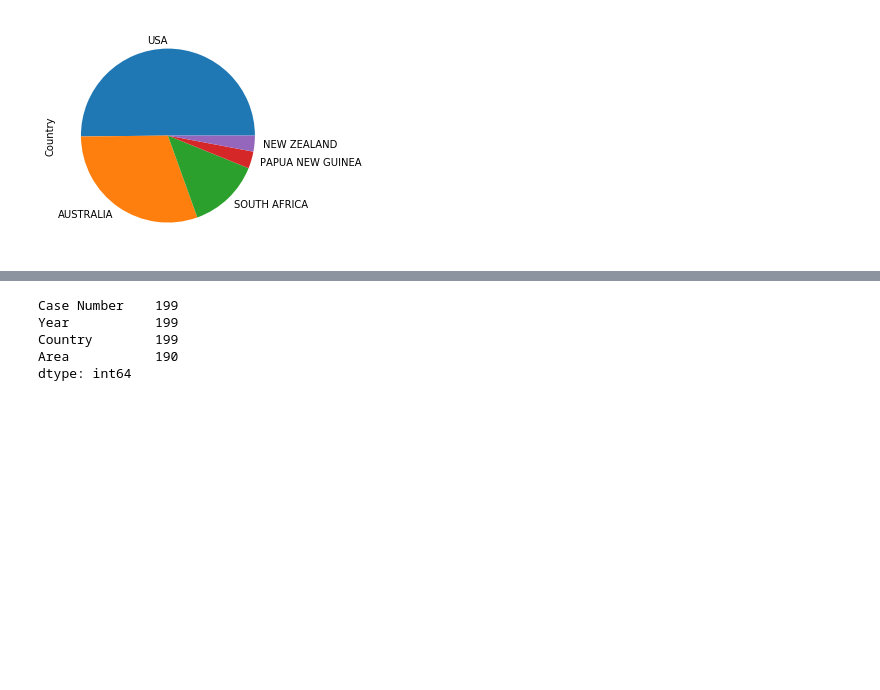
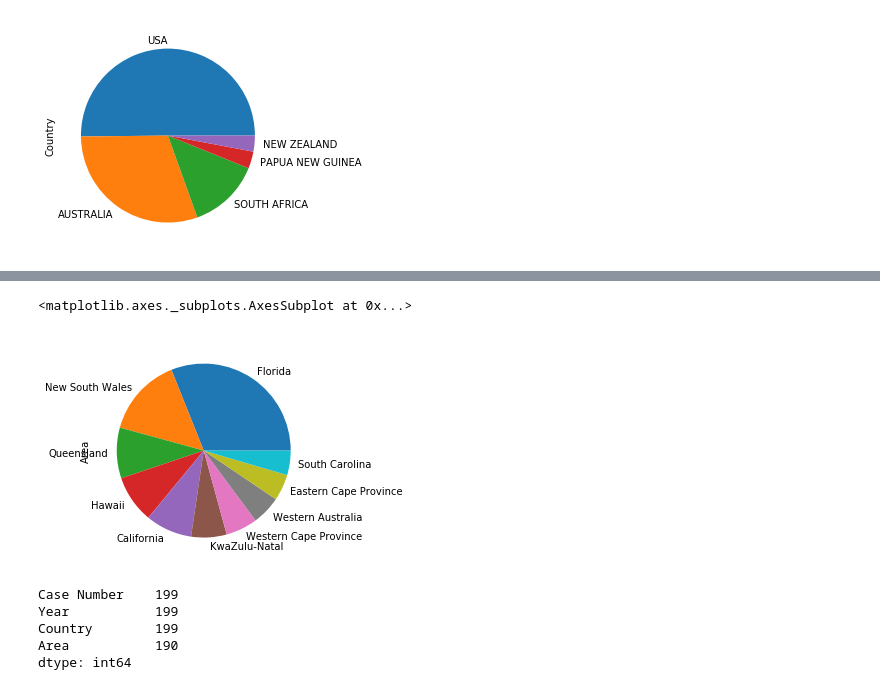
Before and after one commit to ironhack-datalabs/datamad0419, a Jupyter notebook: module-1/pandas-project/your-code/pandas-project.ipynb, the cells around one changed output, grey strips where cells are left out. Cells and saved outputs as stored; diff of their text form; code cells hidden in the pictures; blank space fills up the shorter version.

```diff
--- a/module-1/pandas-project/your-code/pandas-project.ipynb
+++ b/module-1/pandas-project/your-code/pandas-project.ipynb
@@ -234,3 +264,10 @@ max_ataques_por_area_Florida=990
+# %%
+areas=proyecto1['Area'].value_counts().head(10)
+# %%
+areas.plot('pie')
+# %% [output]
+<matplotlib.axes._subplots.AxesSubplot at 0x...>
+[figure, added]
 # %%
 #Paso a la tesis 3 (siento el desorden). Saco el número de casos agrupados por años.
 proyecto1.loc[(proyecto1['Year'] >=1975) & (proyecto1['Year'] <=1980)].count() #Número de casos después de la película Tiburón (1975-1980)
```
Also changed, not shown: parts of 16 cells of this notebook, 19 other files.
